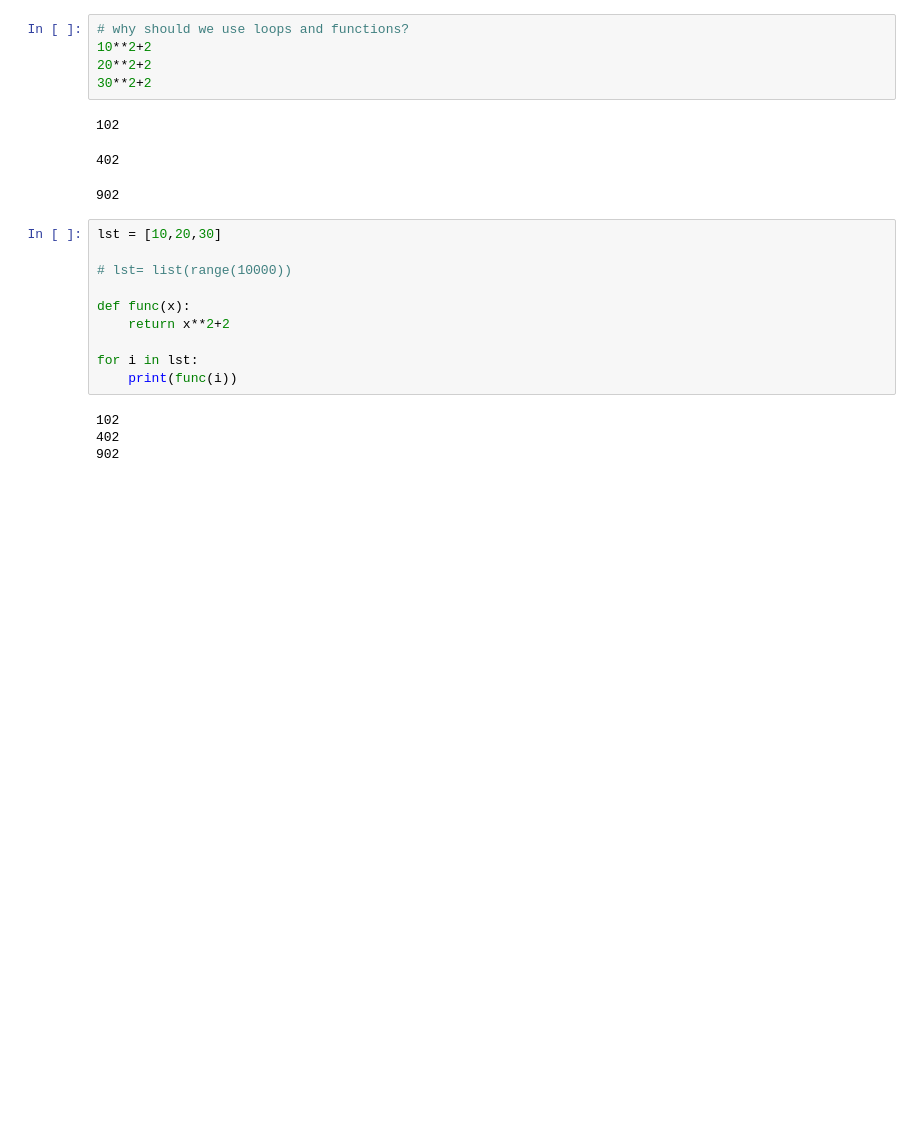
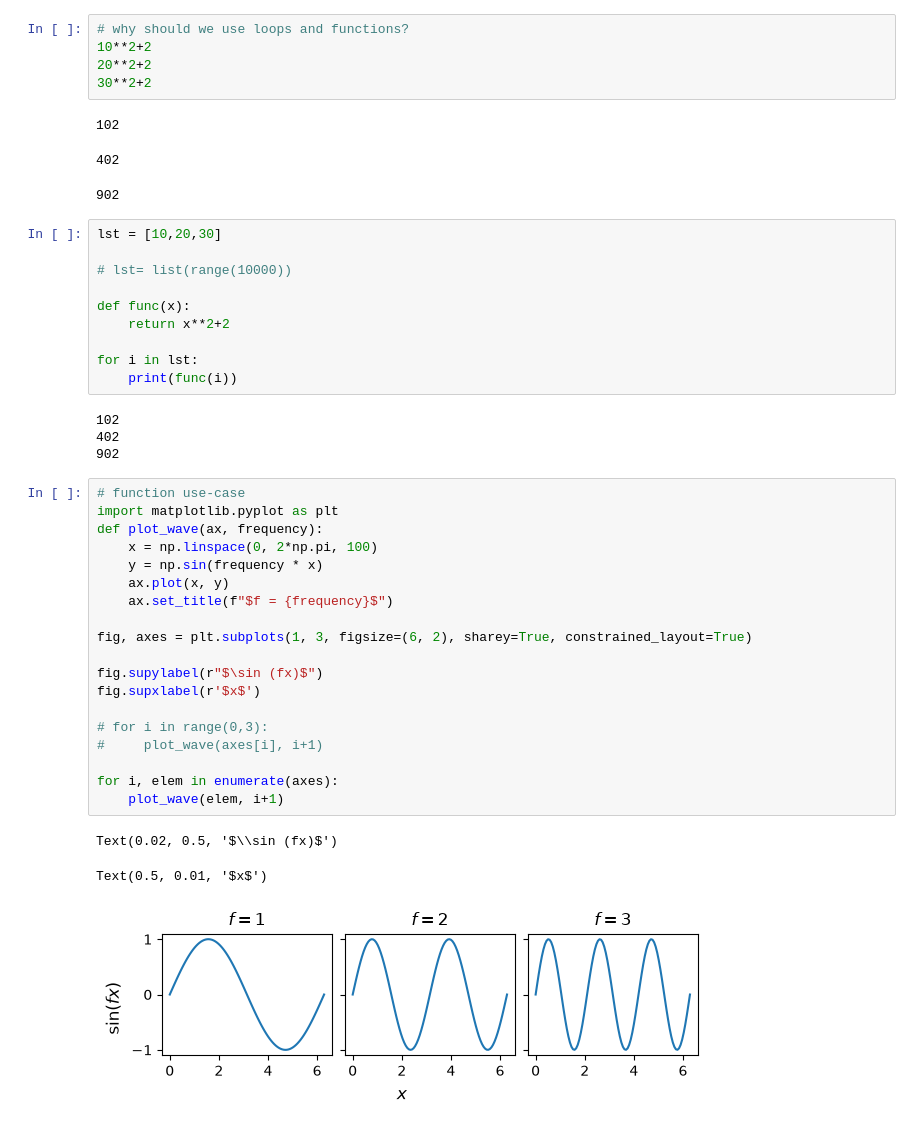
Before and after one commit to arghyadutta/intro-python-r, a Jupyter notebook: 3-functions.ipynb, the cells around one changed output. Saved outputs shown, nothing was run; the diff lists cells and outputs as text; blank space fills up the shorter version.

```diff
--- a/3-functions.ipynb
+++ b/3-functions.ipynb
@@ -259,3 +267,26 @@ for i in lst:
 102
 402
 902
+# %%
+# function use-case
+import matplotlib.pyplot as plt
+def plot_wave(ax, frequency):
+    x = np.linspace(0, 2*np.pi, 100)
+    y = np.sin(frequency * x)
+    ax.plot(x, y)
+    ax.set_title(f"$f = {frequency}$")
+
+fig, axes = plt.subplots(1, 3, figsize=(6, 2), sharey=True, constrained_layout=True)
+
+fig.supylabel(r"$\sin (fx)$")
+fig.supxlabel(r'$x$')
+
+# for i in range(0,3):
+#     plot_wave(axes[i], i+1)
+
+for i, elem in enumerate(axes):
+    plot_wave(elem, i+1)
+# %% [output]
+Text(0.02, 0.5, '$\\sin (fx)$')
+Text(0.5, 0.01, '$x$')
+[figure, added]
```
Also changed, not shown: parts of 10 cells of this notebook, 12 other files.
